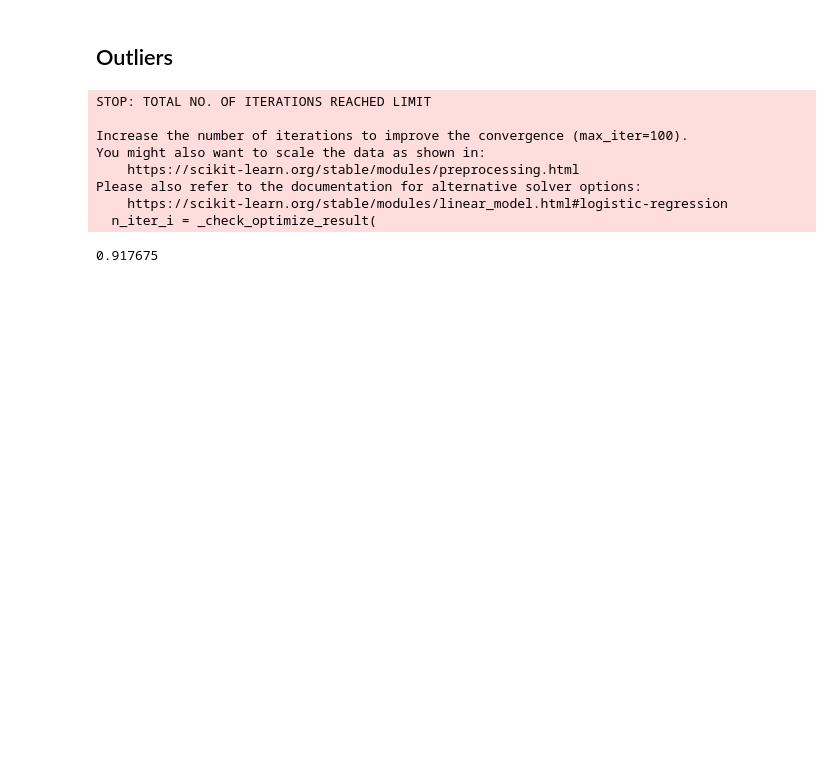
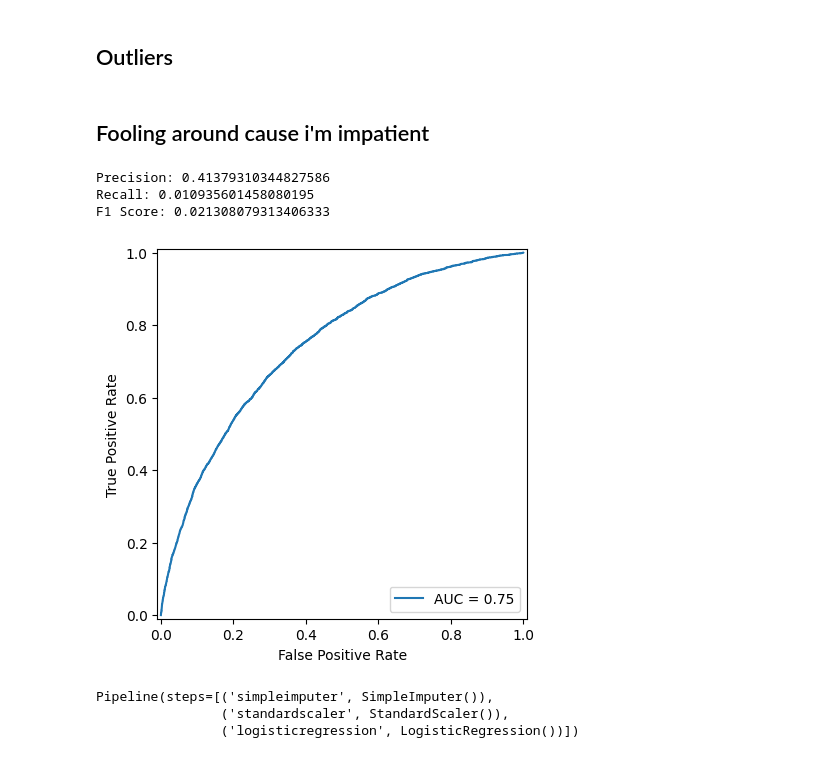
Before and after one commit to otabrzak/Risk-management, a Jupyter notebook: risk.ipynb, the cells around one changed output. Cells and saved outputs as stored; diff of their text form; code cells hidden in the pictures; blank space fills up the shorter version.

```diff
--- a/risk.ipynb
+++ b/risk.ipynb
@@ -124,8 +128,8 @@ plt.show()
 # %% [output]
 [figure]
 # %%
-# Drop features with more than 40% missing values
-data = data.drop(columns=na_count[na_count>0.4].index)
+# Columns with no NAs
+perfect_data = data.drop(columns=na_count[na_count==0].index)
 # %%
 
 # We will extract categorical features
@@ -139,30 +143,65 @@ len(data_categorical["ORGANIZATION_TYPE"].value_counts())
 58
 # %% [markdown]
 ## Outliers
+# %% [markdown]
+## Fooling around cause i'm impatient
 # %%
 just_for_fun = data.drop(categorical_features,axis=1)
+just_for_fun = pd.concat([just_for_fun, data_categorical_encoded], axis=1)
+
 X = just_for_fun.drop(["TARGET"], axis = 1)
 y = just_for_fun["TARGET"]
+
+
 from sklearn.model_selection import train_test_split
 from sklearn.linear_model import LogisticRegression
 from sklearn.impute import SimpleImputer
 from sklearn.pipeline import make_pipeline
+from sklearn.preprocessing import StandardScaler
 
 X_train, X_test, y_train, y_test = train_test_split(X,y,test_size=0.2, random_state=42)
 
 
-pajpa = make_pipeline(SimpleImputer(), LogisticRegression())
+pajpa = make_pipeline(SimpleImputer(),
+                      StandardScaler(),
+                      LogisticRegression())
 
 pajpa.fit(X_train, y_train)
 accuracy = pajpa.score(X_test, y_test)
-accuracy
+
+# ROC
+from sklearn.metrics import roc_curve, auc
+from sklearn.metrics import RocCurveDisplay
+y_scores = pajpa.predict_proba(X_test)[:, 1]
+fpr, tpr, thresholds = roc_curve(y_test, y_scores)
+roc_auc = auc(fpr, tpr)
+RocCurveDisplay(fpr=fpr, tpr=tpr, roc_auc=roc_auc).plot()
+# GINI
+from sklearn.metrics import roc_auc_score
+gini = 2 * roc_auc - 1
+
+# PRECISION
+from sklearn.metrics import precision_score
+precision = precision_score(y_test, pajpa.predict(X_test))
+print(f"Precision: {precision}")
+
+# RECALL
+from sklearn.metrics import recall_score
+recall = recall_score(y_test, pajpa.predict(X_test))
+print(f"Recall: {recall}")
+
+# F1 SCORE
+from sklearn.metrics import f1_score
+f1 = f1_score(y_test, pajpa.predict(X_test))
+print(f"F1 Score: {f1}")
 # %% [output]
-STOP: TOTAL NO. OF ITERATIONS REACHED LIMIT
-
-Increase the number of iterations to improve the convergence (max_iter=100).
-You might also want to scale the data as shown in:
-    https://scikit-learn.org/stable/modules/preprocessing.html
-Please also refer to the documentation for alternative solver options:
-    https://scikit-learn.org/stable/modules/linear_model.html#logistic-regression
-  n_iter_i = _check_optimize_result(
+Precision: 0.41379310344827586
+Recall: 0.010935601458080195
+F1 Score: 0.021308079313406333
-0.917675
+[figure, added]
+# %%
+pajpa
+# %% [output]
+Pipeline(steps=[('simpleimputer', SimpleImputer()),
+                ('standardscaler', StandardScaler()),
+                ('logisticregression', LogisticRegression())])
```
Also changed, not shown: parts of 2 cells of this notebook, 2 other files.
